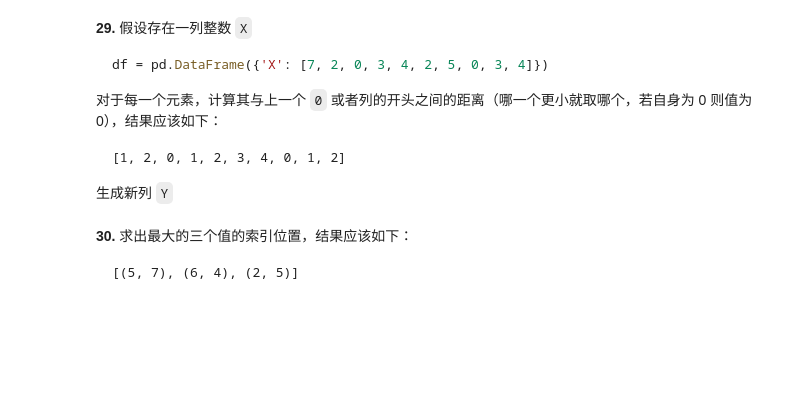
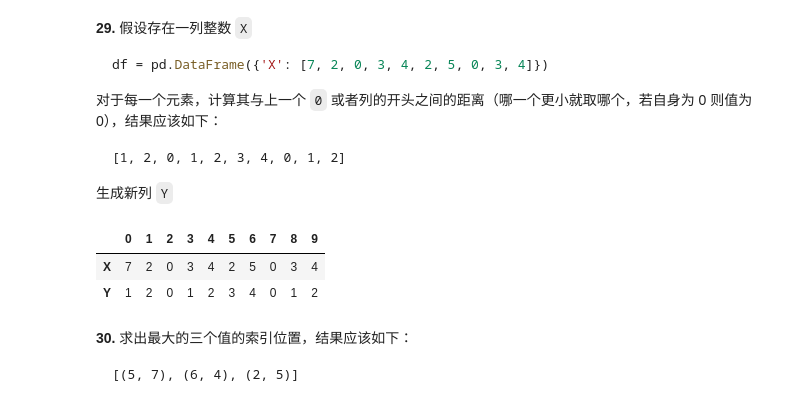
Before and after one commit to xyiling/100-pandas-puzzles-cn, a Jupyter notebook: 100-pandas-puzzles-cn.ipynb, the cells around one changed output. Drawn from its saved outputs; the diff is of its cells as text; code cells hidden in the pictures; blank space fills up the shorter version.

````diff
--- a/100-pandas-puzzles-cn.ipynb
+++ b/100-pandas-puzzles-cn.ipynb
@@ -499,6 +499,30 @@ df = pd.DataFrame({'X': [7, 2, 0, 3, 4, 2, 5, 0, 3, 4]})
 ```
 
 生成新列 `Y`
+# %%
+import pandas as pd
+import numpy as np
+
+df = pd.DataFrame({'X': [7, 2, 0, 3, 4, 2, 5, 0, 3, 4]})
+
+zero_indices = np.where(df['X'] == 0)[0]
+zero_indices = np.insert(zero_indices, 0, -1) # Add a virtual zero at index -1
+
+y = []
+for i in range(len(df)):
+    prev_zero_index = zero_indices[zero_indices < i].max()
+
+    distance = i - prev_zero_index
+    if df.at[i, 'X'] == 0:
+        distance = 0
+    y.append(distance)
+
+df['Y'] = y
+df.T
+# %% [output]
+|  | 0 | 1 | 2 | 3 | 4 | 5 | 6 | 7 | 8 | 9 |
+| X | 7 | 2 | 0 | 3 | 4 | 2 | 5 | 0 | 3 | 4 |
+| Y | 1 | 2 | 0 | 1 | 2 | 3 | 4 | 0 | 1 | 2 |
 # %% [markdown]
 **30.**
 求出最大的三个值的索引位置，结果应该如下：
````
